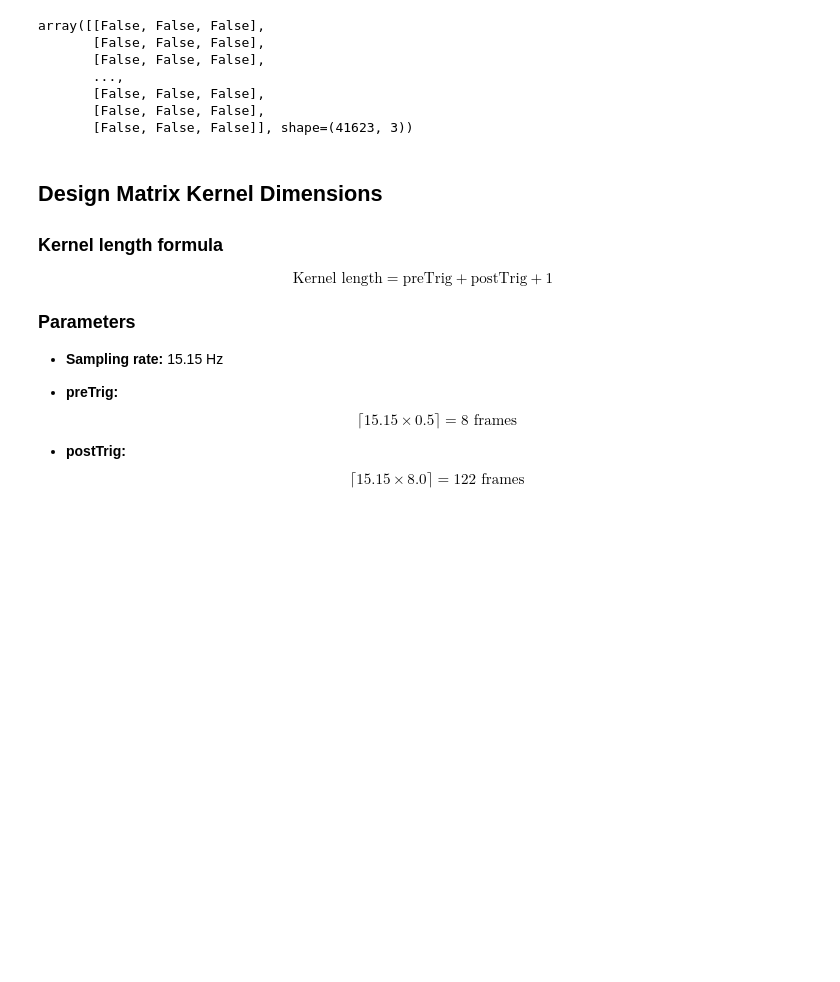
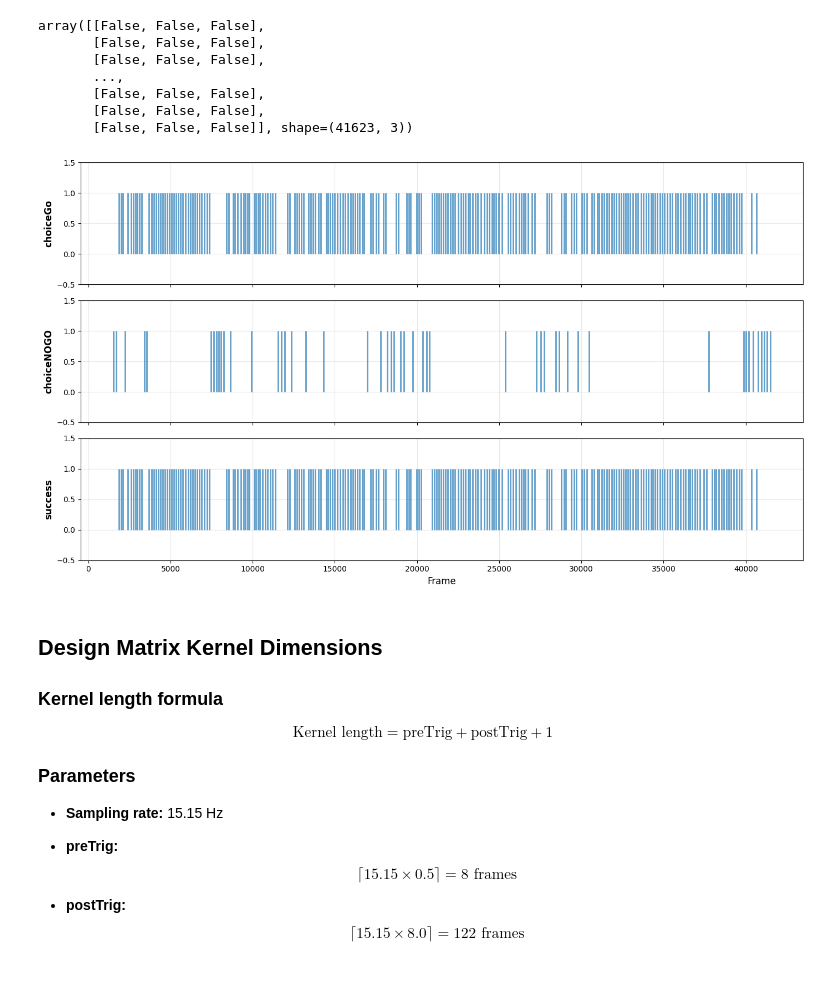
Before and after one commit to OleBialas/test-encoding-model, a Jupyter notebook: notebooks/reproduce_simon_MATLAB_code.ipynb, the cells around one changed output. Saved outputs shown, nothing was run; the diff lists cells and outputs as text; code cells hidden in the pictures; blank space fills up the shorter version.

```diff
--- a/notebooks/reproduce_simon_MATLAB_code.ipynb
+++ b/notebooks/reproduce_simon_MATLAB_code.ipynb
@@ -540,4 +451,20 @@ array([[False, False, False],
        [False, False, False],
        [False, False, False],
        [False, False, False]], shape=(41623, 3))
+# %%
+fig, axes = plt.subplots(3, 1, figsize=(14, 8), sharex=True)
+
+for i, label in enumerate(cogLabels):
+    ax = axes[i]
+    event_times = np.where(events[:, i])[0]
+    ax.vlines(event_times, 0, 1, colors='C0', linewidth=2, alpha=0.7)
+    ax.set_ylim(-0.5, 1.5)
+    ax.set_ylabel(label, fontsize=12, fontweight='bold')
+    ax.grid(True, alpha=0.3)
+
+axes[-1].set_xlabel('Frame', fontsize=12)
+plt.tight_layout()
+plt.show()
+# %% [output]
+[figure, added]
 # %%
```
Also changed, not shown: parts of 70 cells of this notebook.
